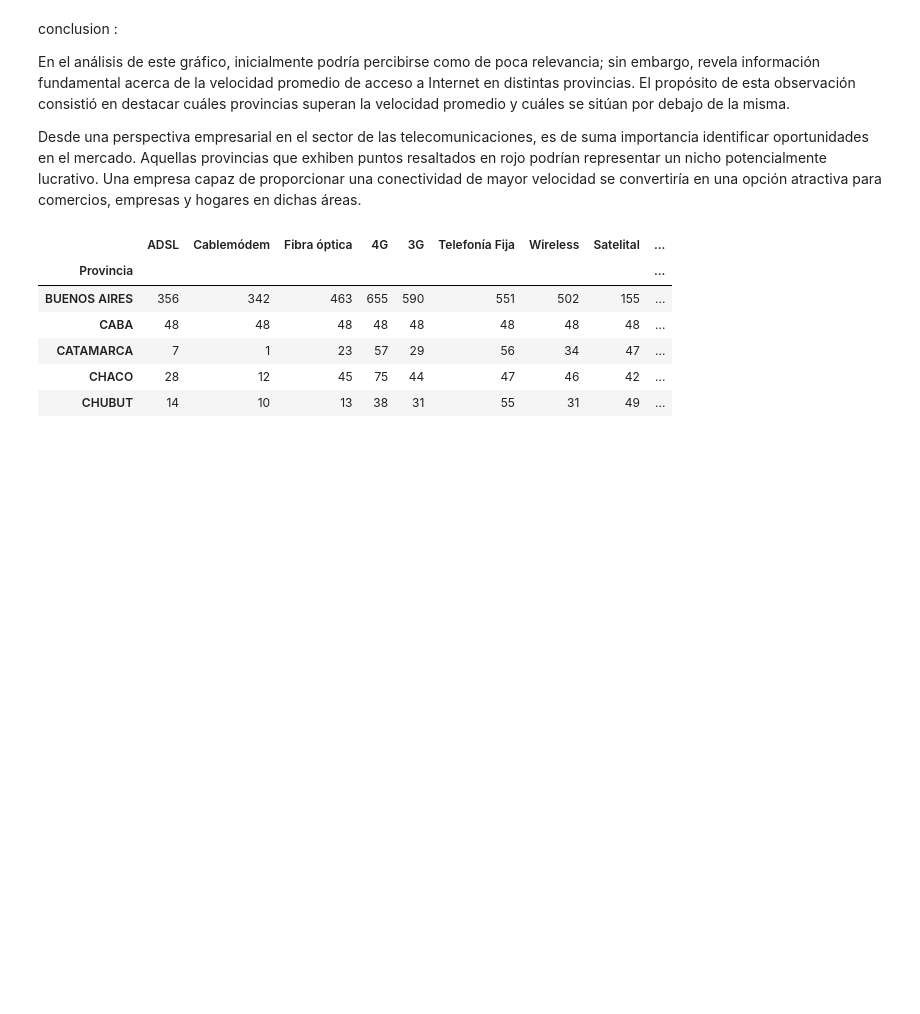
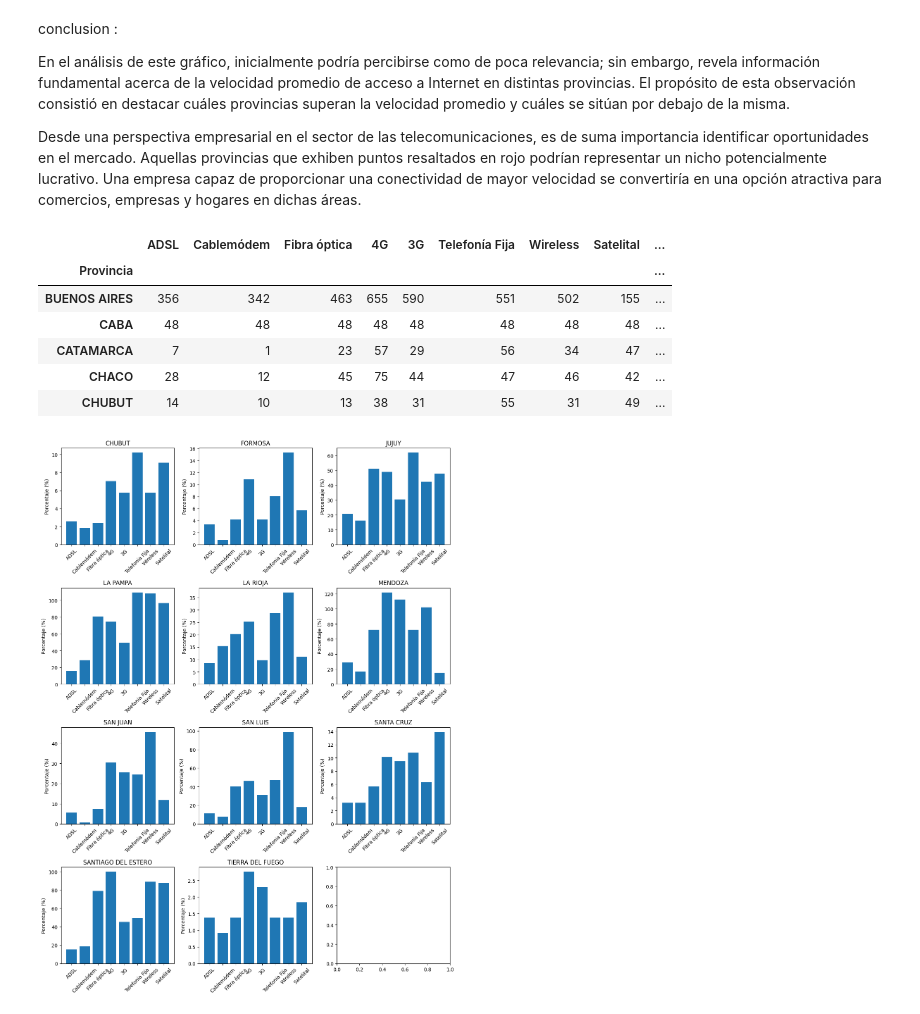
Before and after one commit to TabeSebastian/proyecto_final_henry_2, a Jupyter notebook: 2_EDA_internet.ipynb, the cells around one changed output. Cells and saved outputs as stored; diff of their text form; code cells hidden in the pictures; blank space fills up the shorter version.

```diff
--- a/2_EDA_internet.ipynb
+++ b/2_EDA_internet.ipynb
@@ -275,3 +276,36 @@ loc_con_int_x_prov.head()
 | CATAMARCA | 7 | 1 | 23 | 57 | 29 | 56 | 34 | 47 | ... |
 | CHACO | 28 | 12 | 45 | 75 | 44 | 47 | 46 | 42 | ... |
 | CHUBUT | 14 | 10 | 13 | 38 | 31 | 55 | 31 | 49 | ... |
+# %%
+# Lista de provincias que deseas graficar
+provincias_deseadas = ['CHUBUT', 'FORMOSA', 'JUJUY', 'LA PAMPA', 'LA RIOJA', 'MENDOZA', 'SAN JUAN', 'SAN LUIS', 'SANTA CRUZ', 'SANTIAGO DEL ESTERO', 'TIERRA DEL FUEGO']
+
+# Filtra el DataFrame para incluir solo las provincias deseadas
+provincias_filtradas = loc_con_int_x_prov.loc[provincias_deseadas]
+
+# Especifica el número de gráficos por fila
+graficos_por_fila = 3
+
+# Calcula el número total de filas
+total_filas = (len(provincias_filtradas) + graficos_por_fila - 1) // graficos_por_fila
+
+# Crea una figura con subplots
+fig, axs = plt.subplots(total_filas, graficos_por_fila, figsize=(12, total_filas * 4))
+
+# Itera a través de las provincias filtradas y genera gráficos
+for i, (provincia, datos_provincia) in enumerate(provincias_filtradas.iterrows()):
+    fila = i // graficos_por_fila
+    columna = i % graficos_por_fila
+
+    porcentajes = (datos_provincia[['ADSL', 'Cablemódem', 'Fibra óptica', '4G', '3G', 'Telefonía Fija', 'Wireless', 'Satelital']] / datos_provincia['Total Localidades']) * 100
+
+    axs[fila, columna].bar(porcentajes.index, porcentajes.values)
+    axs[fila, columna].set_title(provincia)
+    axs[fila, columna].set_ylabel('Porcentaje (%)')
+    axs[fila, columna].tick_params(axis='x', rotation=45)
+
+# Ajusta el espacio entre los gráficos y muestra la figura
+plt.tight_layout()
+plt.show()
+# %% [output]
+[figure, added]
```
Also changed, not shown: parts of 2 cells of this notebook.
